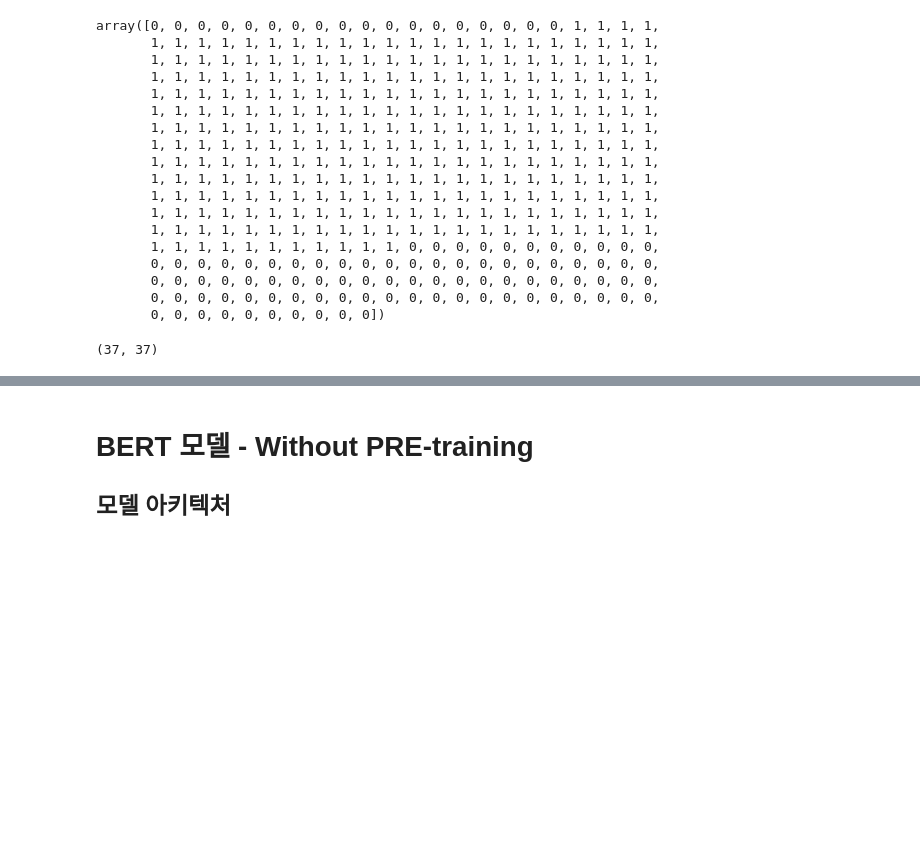
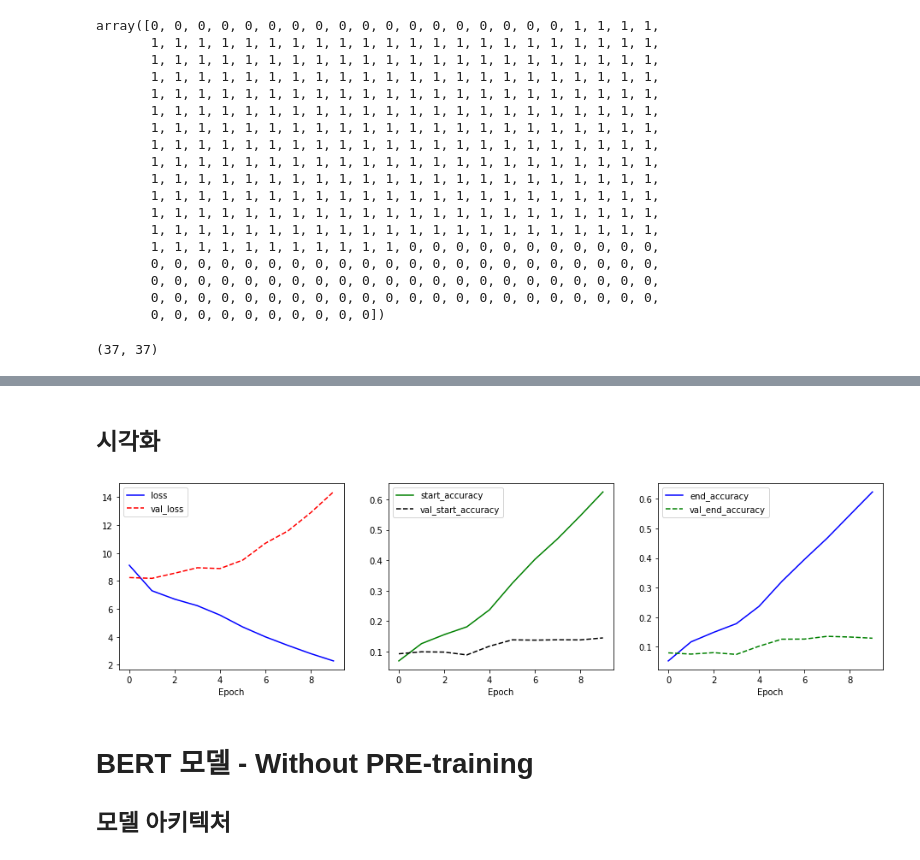
Before and after one commit to Nega0619/Aiffel_Submitted_Exploration_nodes, a Jupyter notebook: [ex_13] Artificial Intelligence Questions and Answers.ipynb, the cells around one changed output, grey strips where cells are left out. Saved outputs shown, nothing was run; the diff lists cells and outputs as text; code cells hidden in the pictures; blank space fills up the shorter version.

```diff
--- a/[ex_13] Artificial Intelligence Questions and Answers.ipynb
+++ b/[ex_13] Artificial Intelligence Questions and Answers.ipynb
@@ -863,0 +897,7 @@ train_labels[0][0], train_labels[1][0]
+# %%
+# early stopping
+early_stopping = tf.keras.callbacks.EarlyStopping(monitor='val_start_accuracy', patience=3)
+# save weights
+save_weights = tf.keras.callbacks.ModelCheckpoint(os.path.join(data_dir, "korquad_lstm.hdf5"), monitor='val_start_accuracy', verbose=1, save_best_only=True, mode='max', save_freq='epoch', save_weights_only=True)
+
+history = model.fit(train_inputs, train_labels, epochs=10, batch_size=128, validation_data=(dev_inputs, dev_labels), callbacks=[early_stopping, save_weights])
@@ -864,3 +922,30 @@ train_labels[0][0], train_labels[1][0]
+# %% [markdown]
+## 시각화
+# %%
+# training result
+plt.figure(figsize=(16, 4))
+
+plt.subplot(1, 3, 1)
+plt.plot(history.history['loss'], 'b-', label='loss')
+plt.plot(history.history['val_loss'], 'r--', label='val_loss')
+plt.xlabel('Epoch')
+plt.legend()
+
+plt.subplot(1, 3, 2)
+plt.plot(history.history['start_accuracy'], 'g-', label='start_accuracy')
+plt.plot(history.history['val_start_accuracy'], 'k--', label='val_start_accuracy')
+plt.xlabel('Epoch')
+plt.legend()
+
+plt.subplot(1, 3, 3)
+plt.plot(history.history['end_accuracy'], 'b-', label='end_accuracy')
+plt.plot(history.history['val_end_accuracy'], 'g--', label='val_end_accuracy')
+plt.xlabel('Epoch')
+plt.legend()
+
+plt.show()
+# %% [output]
+[figure, added]
 # %% [markdown]
 # BERT 모델 - Without PRE-training
 
```
Also changed, not shown: parts of 19 cells of this notebook.
